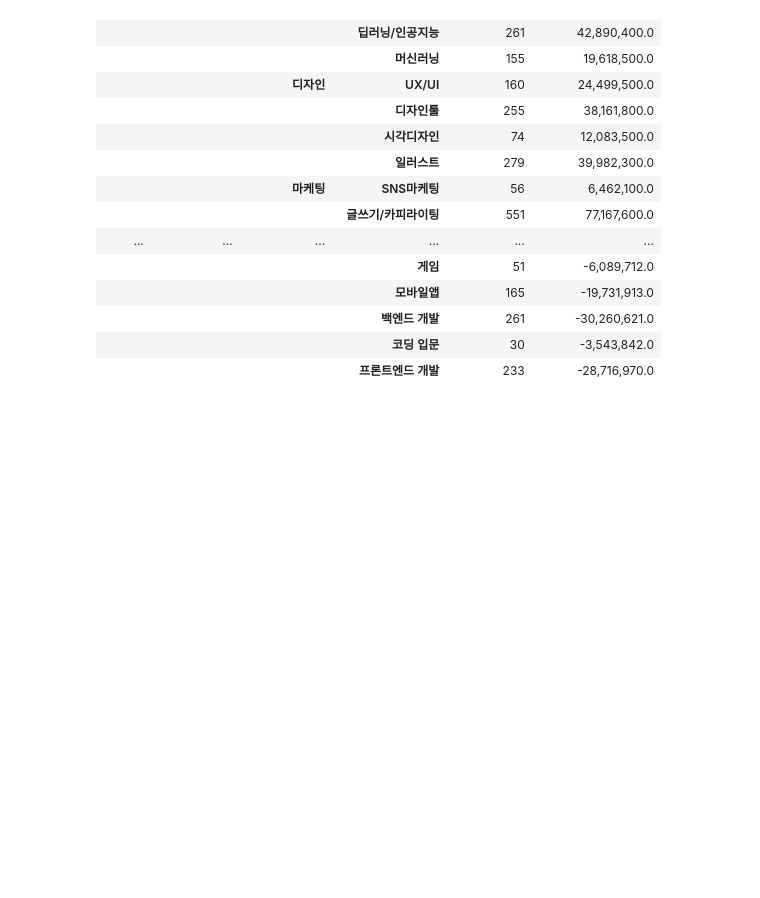
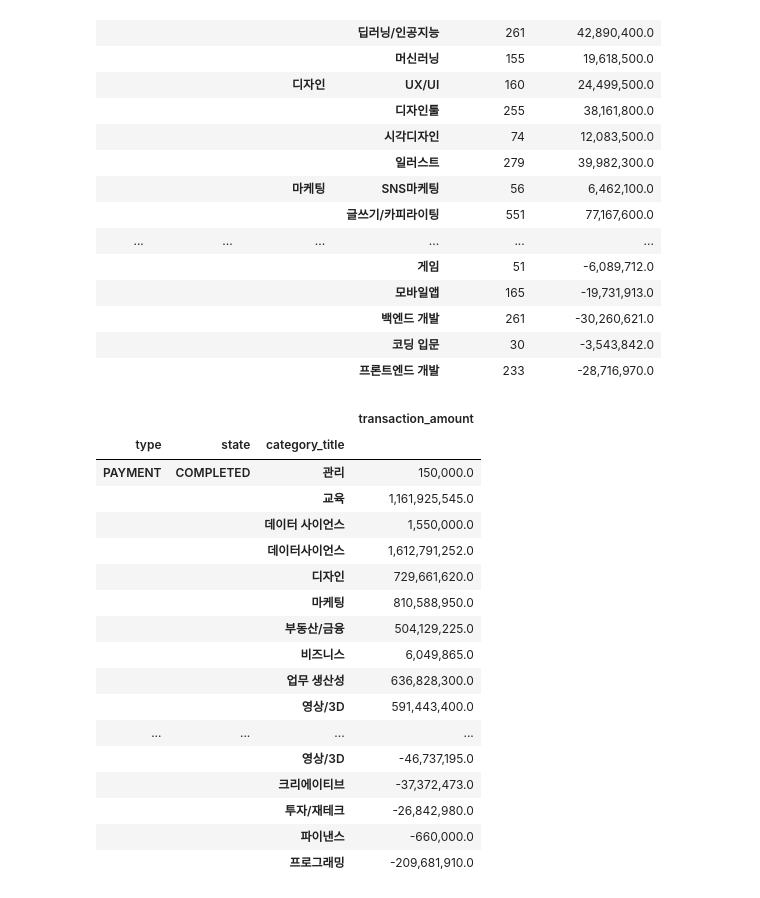
Before and after one commit to yd-online3/fc_miniproject, a Jupyter notebook: fc_mini_hojun.ipynb, the cells around one changed output. Drawn from its saved outputs; the diff is of its cells as text; code cells hidden in the pictures; blank space fills up the shorter version.

```diff
--- a/fc_mini_hojun.ipynb
+++ b/fc_mini_hojun.ipynb
@@ -503,0 +541,24 @@ df1.groupby(['type', 'state','category_title','subcategory_title']).agg(how).hea
+# %%
+how = {
+    'transaction_amount' : np.sum
+}
+df.groupby(['type', 'state','category_title']).agg(how)
+# %% [output]
+|  |  |  | transaction_amount |
+| type | state | category_title |  |
+| PAYMENT | COMPLETED | 관리 | 150,000.0 |
+|  |  | 교육 | 1,161,925,545.0 |
+|  |  | 데이터 사이언스 | 1,550,000.0 |
+|  |  | 데이터사이언스 | 1,612,791,252.0 |
+|  |  | 디자인 | 729,661,620.0 |
+|  |  | 마케팅 | 810,588,950.0 |
+|  |  | 부동산/금융 | 504,129,225.0 |
+|  |  | 비즈니스 | 6,049,865.0 |
+|  |  | 업무 생산성 | 636,828,300.0 |
+|  |  | 영상/3D | 591,443,400.0 |
+| ... | ... | ... | ... |
+|  |  | 영상/3D | -46,737,195.0 |
+|  |  | 크리에이티브 | -37,372,473.0 |
+|  |  | 투자/재테크 | -26,842,980.0 |
+|  |  | 파이낸스 | -660,000.0 |
+|  |  | 프로그래밍 | -209,681,910.0 |
```
Also changed, not shown: parts of 25 cells of this notebook.
